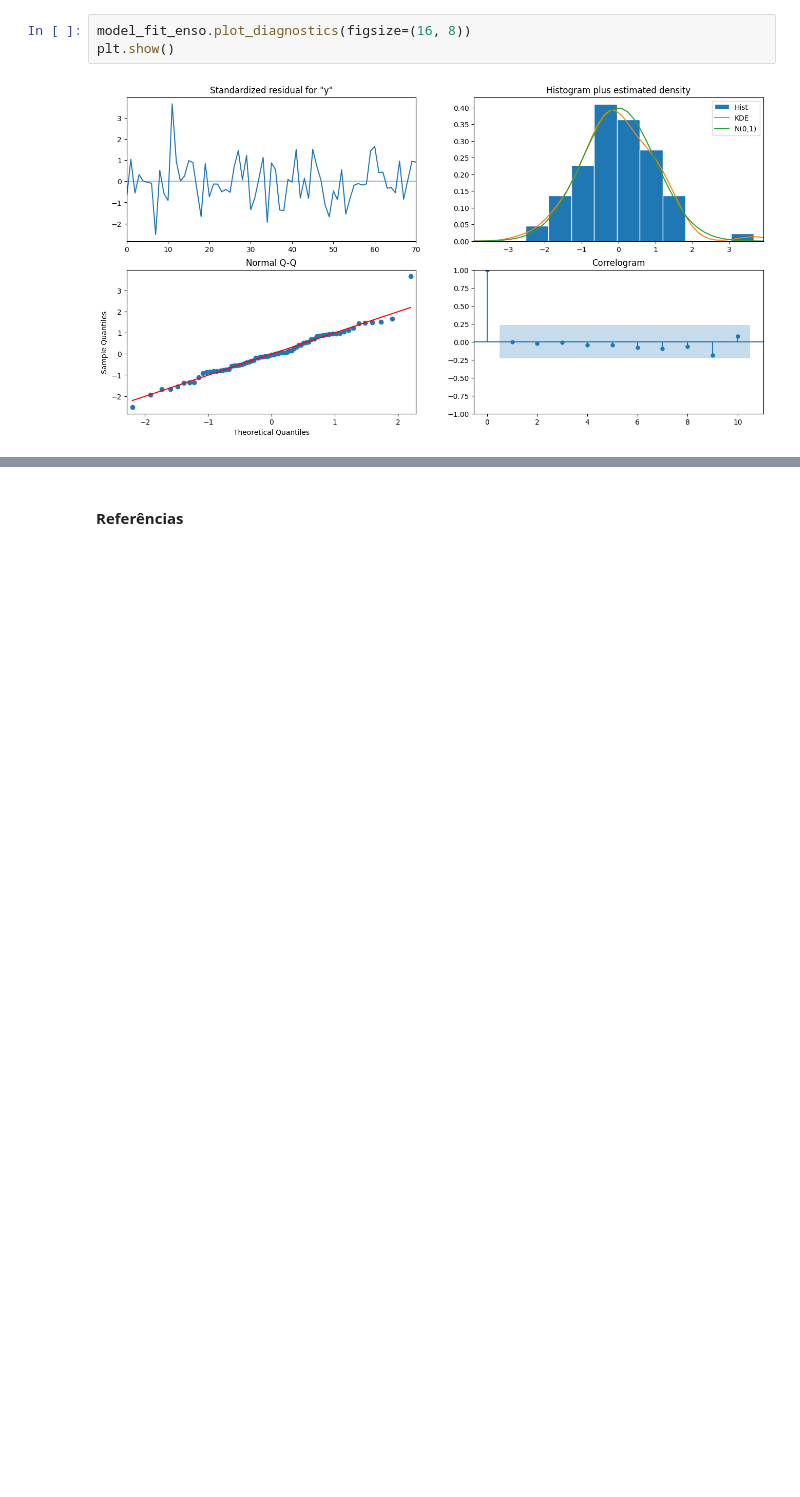
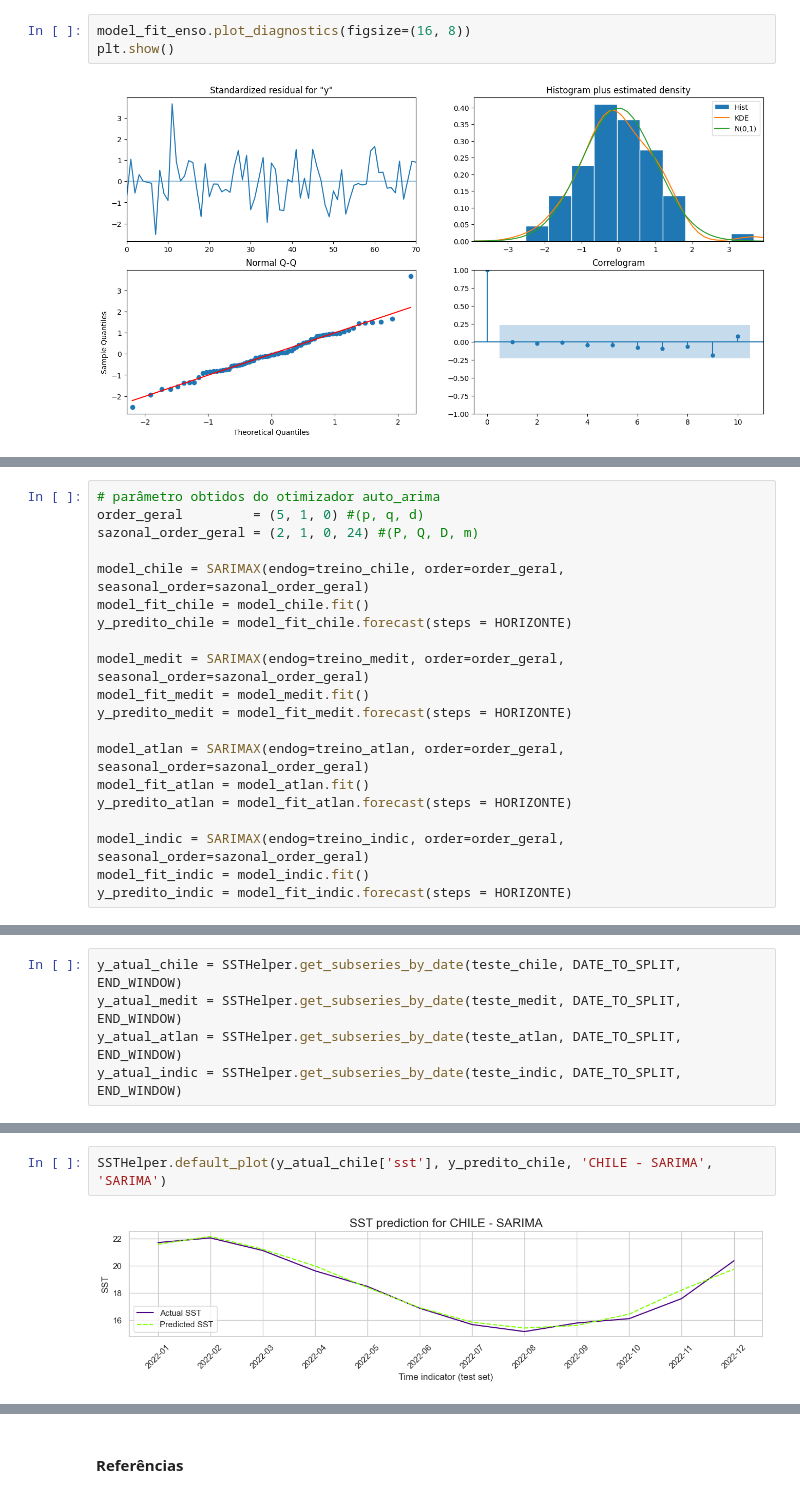
Before and after one commit to matheusvictal/sst-time-series-ml, a Jupyter notebook: source/2_sarima.ipynb, the cells around one changed output, grey strips where cells are left out. Saved outputs shown, nothing was run; the diff lists cells and outputs as text; blank space fills up the shorter version.

```diff
--- a/source/2_sarima.ipynb
+++ b/source/2_sarima.ipynb
@@ -488,0 +501,20 @@ plt.show()
+# %%
+# parâmetro obtidos do otimizador auto_arima
+order_geral         = (5, 1, 0) #(p, q, d)
+sazonal_order_geral = (2, 1, 0, 24) #(P, Q, D, m)
+
+model_chile = SARIMAX(endog=treino_chile, order=order_geral, seasonal_order=sazonal_order_geral)
+model_fit_chile = model_chile.fit()
+y_predito_chile = model_fit_chile.forecast(steps = HORIZONTE)
+
+model_medit = SARIMAX(endog=treino_medit, order=order_geral, seasonal_order=sazonal_order_geral)
+model_fit_medit = model_medit.fit()
+y_predito_medit = model_fit_medit.forecast(steps = HORIZONTE)
+
+model_atlan = SARIMAX(endog=treino_atlan, order=order_geral, seasonal_order=sazonal_order_geral)
+model_fit_atlan = model_atlan.fit()
+y_predito_atlan = model_fit_atlan.forecast(steps = HORIZONTE)
+
+model_indic = SARIMAX(endog=treino_indic, order=order_geral, seasonal_order=sazonal_order_geral)
+model_fit_indic = model_indic.fit()
+y_predito_indic = model_fit_indic.forecast(steps = HORIZONTE)
@@ -488,0 +523,5 @@ plt.show()
+# %%
+y_atual_chile = SSTHelper.get_subseries_by_date(teste_chile, DATE_TO_SPLIT, END_WINDOW)
+y_atual_medit = SSTHelper.get_subseries_by_date(teste_medit, DATE_TO_SPLIT, END_WINDOW)
+y_atual_atlan = SSTHelper.get_subseries_by_date(teste_atlan, DATE_TO_SPLIT, END_WINDOW)
+y_atual_indic = SSTHelper.get_subseries_by_date(teste_indic, DATE_TO_SPLIT, END_WINDOW)
@@ -488,0 +571,4 @@ plt.show()
+# %%
+SSTHelper.default_plot(y_atual_chile['sst'], y_predito_chile, 'CHILE - SARIMA', 'SARIMA')
+# %% [output]
+[figure, added]
```
Also changed, not shown: parts of 25 cells of this notebook.
